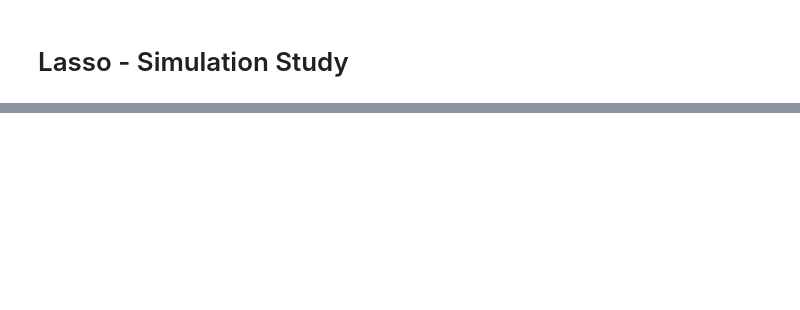
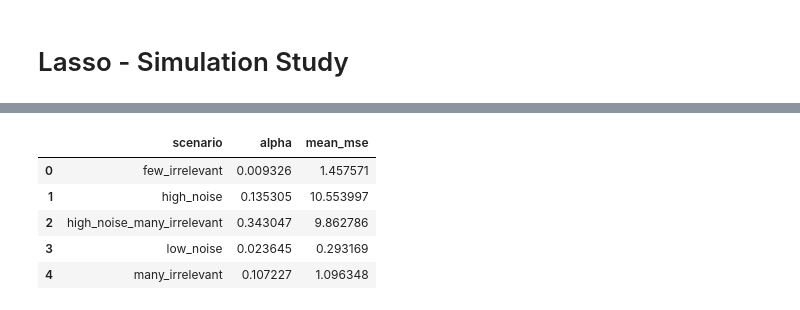
Before and after one commit to sking115422/stat_8330_final_review, a Jupyter notebook: final_exam_practice/exam1_new/p2.ipynb, the cells around one changed output, grey strips where cells are left out. Saved outputs shown, nothing was run; the diff lists cells and outputs as text; code cells hidden in the pictures; blank space fills up the shorter version.

```diff
--- a/final_exam_practice/exam1_new/p2.ipynb
+++ b/final_exam_practice/exam1_new/p2.ipynb
@@ -105,0 +125,30 @@ X4, y4, beta4, active_idx4, data4 = make_sparse_lasso_data(noise=0.5)
+# %%
+# Each scenario overrides selected defaults in make_sparse_lasso_data.
+# The goal is to see whether different signal/noise designs favor different alpha values.
+scenarios = {
+    "many_irrelevant": {"p": 20, "n_active": 2},
+    "few_irrelevant": {"p": 20, "n_active": 18},
+    "high_noise": {"noise": 3},
+    "low_noise": {"noise": 0.5},
+    "high_noise_many_irrelevant": {"noise": 3, "p": 20, "n_active": 2}
+}
+# %%
+# Candidate lasso penalty values to test.
+# A log-spaced grid covers very weak regularization through strong regularization.
+# alpha_vec = [0.0001, 0.001, 0.01, 0.25, 0.5, 0.75, 1]
+alpha_vec = np.logspace(-4, 1, 100)
+# %%
+def plot_data(scen_name, x_data, y_data):
+    """Plot mean test MSE across alpha values for one simulation scenario."""
+
+    # Create one figure per scenario so each penalty curve is easy to inspect.
+    plt.figure(figsize=(7, 5))
+
+    # Each point represents the average test MSE across simulation replicates for one alpha.
+    plt.scatter(x_data, y_data, color='blue', label='mean test MSE')
+
+    plt.title(scen_name)
+    plt.xlabel('alpha value')
+    plt.ylabel('MSE')
+    plt.legend(fontsize=8)
+    plt.show()
@@ -105,0 +212,4 @@ X4, y4, beta4, active_idx4, data4 = make_sparse_lasso_data(noise=0.5)
+# %%
+# Run the full lasso simulation study.
+# res_df contains the best alpha per scenario, and res_json stores all mean MSE curves.
+res_df, res_json = sim_test()
@@ -105,0 +227,10 @@ X4, y4, beta4, active_idx4, data4 = make_sparse_lasso_data(noise=0.5)
+# %%
+# Display the best alpha and corresponding mean MSE for each scenario.
+res_df
+# %% [output]
+|  | scenario | alpha | mean_mse |
+| 0 | few_irrelevant | 0.009326 | 1.457571 |
+| 1 | high_noise | 0.135305 | 10.553997 |
+| 2 | high_noise_many_irrelevant | 0.343047 | 9.862786 |
+| 3 | low_noise | 0.023645 | 0.293169 |
+| 4 | many_irrelevant | 0.107227 | 1.096348 |
```
Also changed, not shown: parts of 11 cells of this notebook.
